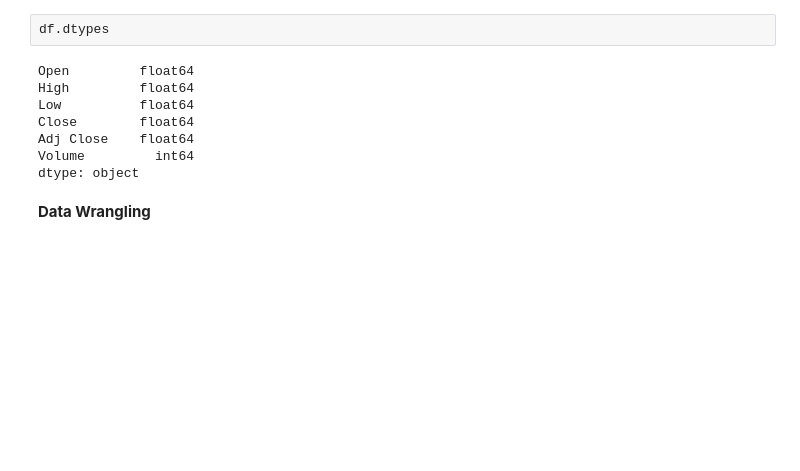
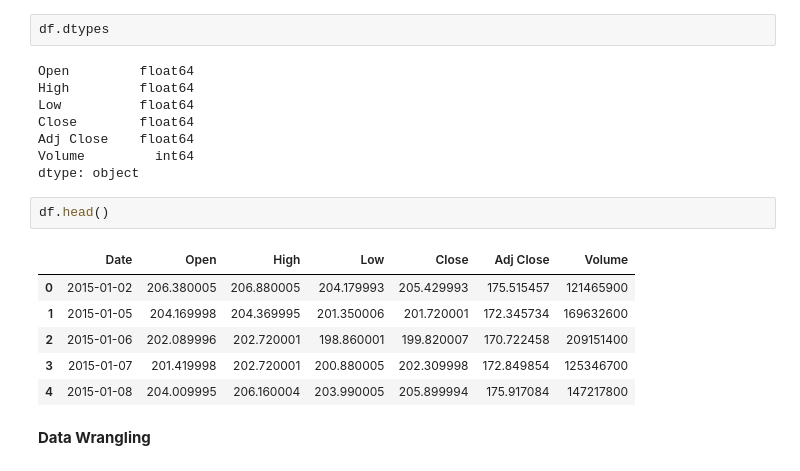
Before and after one commit to NamPham1010/Machine_Learning_SPY, a Jupyter notebook: ML_Project_MA_SPY.ipynb, the cells around one changed output. Cells and saved outputs as stored; diff of their text form; blank space fills up the shorter version.

```diff
--- a/ML_Project_MA_SPY.ipynb
+++ b/ML_Project_MA_SPY.ipynb
@@ -100,6 +100,15 @@ Close        float64
 Adj Close    float64
 Volume         int64
 dtype: object
+# %%
+df.head()
+# %% [output]
+|  | Date | Open | High | Low | Close | Adj Close | Volume |
+| 0 | 2015-01-02 | 206.380005 | 206.880005 | 204.179993 | 205.429993 | 175.515457 | 121465900 |
+| 1 | 2015-01-05 | 204.169998 | 204.369995 | 201.350006 | 201.720001 | 172.345734 | 169632600 |
+| 2 | 2015-01-06 | 202.089996 | 202.720001 | 198.860001 | 199.820007 | 170.722458 | 209151400 |
+| 3 | 2015-01-07 | 201.419998 | 202.720001 | 200.880005 | 202.309998 | 172.849854 | 125346700 |
+| 4 | 2015-01-08 | 204.009995 | 206.160004 | 203.990005 | 205.899994 | 175.917084 | 147217800 |
 # %% [markdown]
 **Data Wrangling**
 # %%
```
Also changed, not shown: parts of 1 cell of this notebook.
